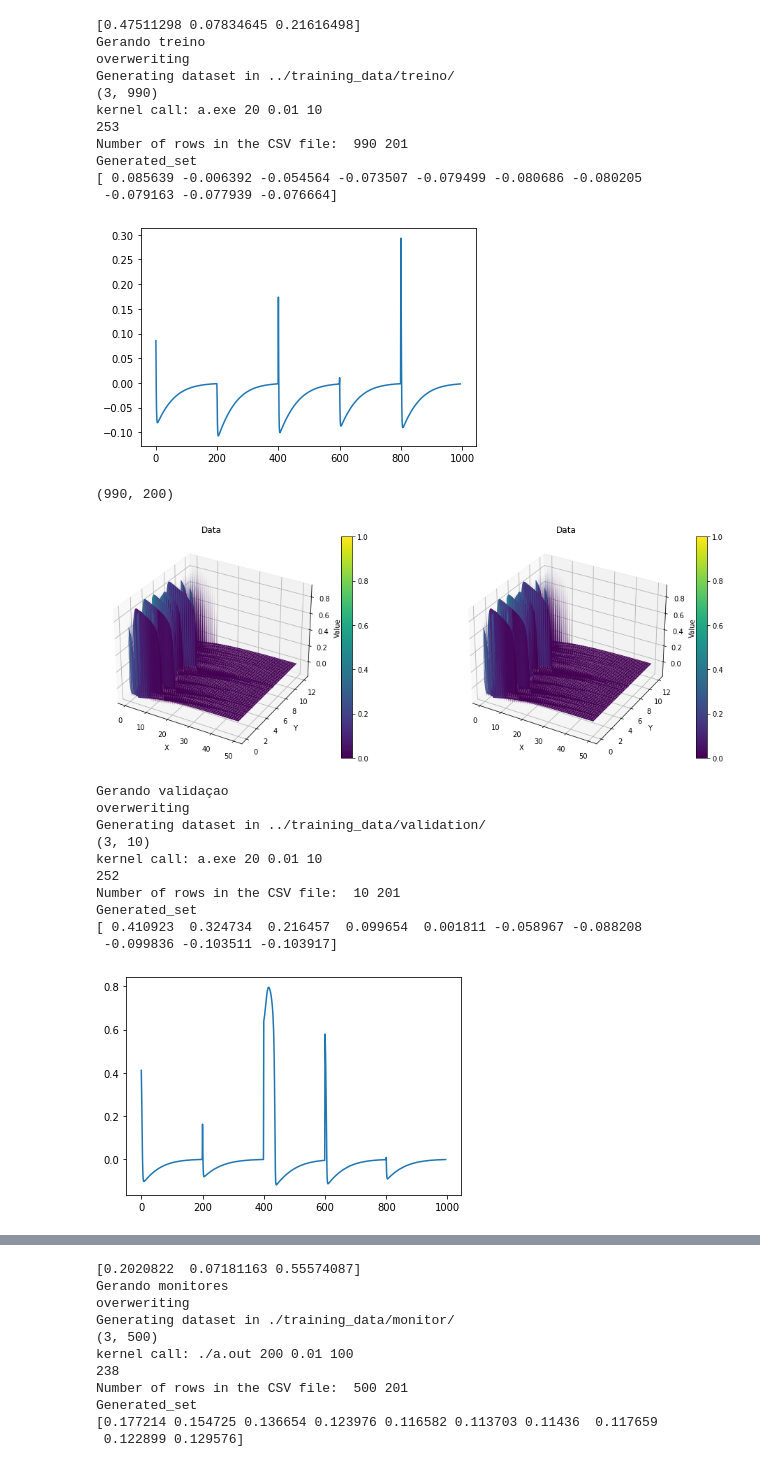
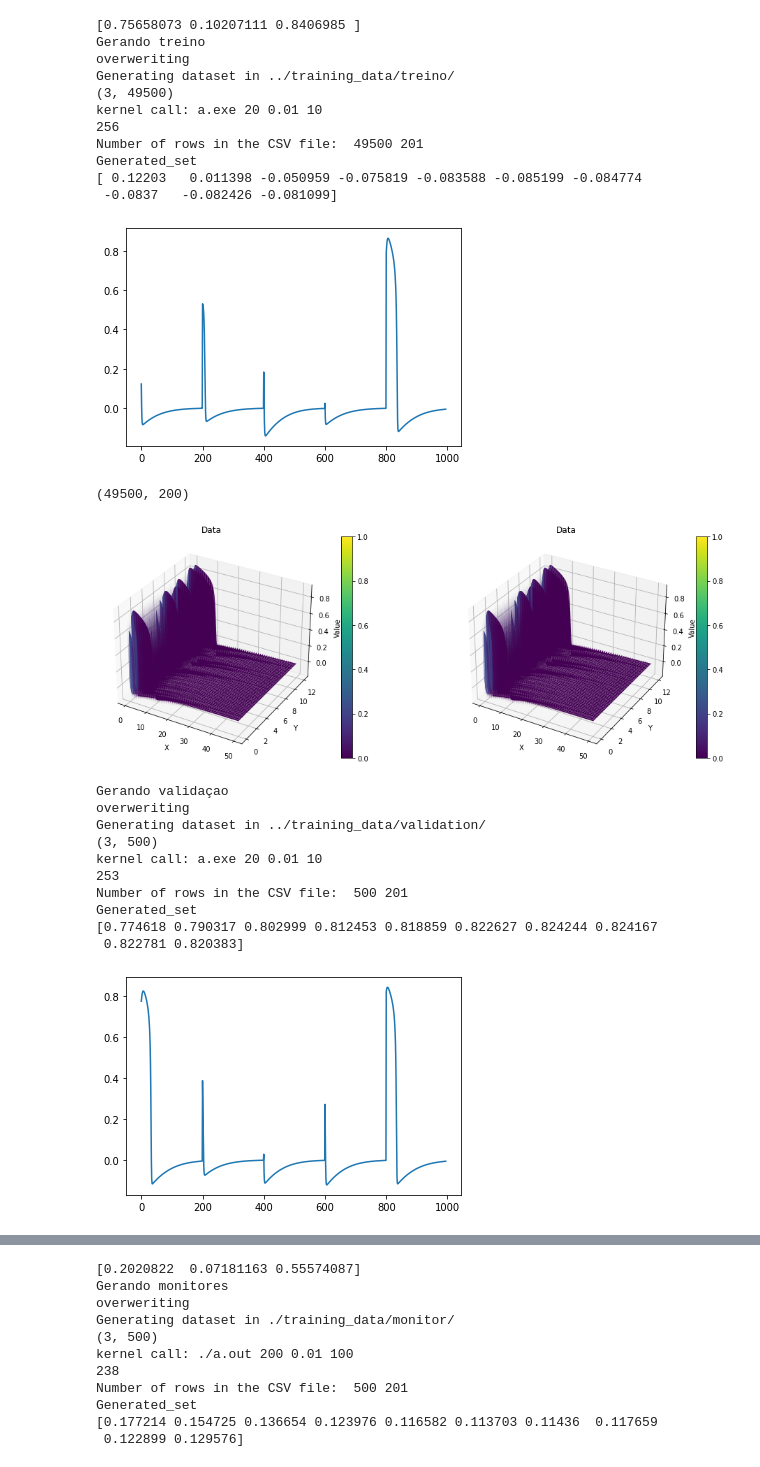
Before and after one commit to ybwerneck/Pinn-Torch, a Jupyter notebook: data_generator/gen_sets.ipynb, the cells around one changed output, grey strips where cells are left out. Cells and saved outputs as stored; diff of their text form; code cells hidden in the pictures.

```diff
--- a/data_generator/gen_sets.ipynb
+++ b/data_generator/gen_sets.ipynb
@@ -132,55 +132,55 @@ def getDatasetFromDistA(sample_set, data_folder="./extrapol/",ti=0,tf=50,r=1,del
 # %%
 # Define the ranges
 krange = [0., 1]
-vrange = [0.06, 0.12]
+vrange = [0.0, 0.12]
 urange = [-.1, 0.81]
     # Create uniform distributions
 k_dist = cp.Uniform(*krange)
 v_dist = cp.Uniform(*vrange)
 u_dist = cp.Uniform(*urange)
 
 
 joint_dist = cp.J(u_dist,v_dist,k_dist)
-T=1E3
+T=5E4
 sample_set = joint_dist.sample(T, rule="L").T
 np.random.shuffle(sample_set)
 
 
 sample_set=sample_set.T
 
 
 
 print(sample_set.T[0])
 
 
 
 print("Gerando treino ")
 getDatasetFromDistA(sample_set[:,int(T*0.01):],data_folder="../training_data/treino/",ti=0,tf=20)
 print("Gerando validaçao")
 getDatasetFromDistA(sample_set[:,0:int(T*0.01)],data_folder="../training_data/validation/",ti=0,tf=20)
 # %% [output]
-[0.47511298 0.07834645 0.21616498]
+[0.75658073 0.10207111 0.8406985 ]
 Gerando treino
 overweriting
 Generating dataset in ../training_data/treino/
-(3, 990)
+(3, 49500)
 kernel call: a.exe 20 0.01 10
-253
-Number of rows in the CSV file:  990 201
+256
+Number of rows in the CSV file:  49500 201
 Generated_set
-[ 0.085639 -0.006392 -0.054564 -0.073507 -0.079499 -0.080686 -0.080205
- -0.079163 -0.077939 -0.076664]
+[ 0.12203   0.011398 -0.050959 -0.075819 -0.083588 -0.085199 -0.084774
+ -0.0837   -0.082426 -0.081099]
-[figure, old version]
+[figure, new version]
-(990, 200)
+(49500, 200)
-[figure, old version]
+[figure, new version]
 Gerando validaçao
 overweriting
 Generating dataset in ../training_data/validation/
-(3, 10)
+(3, 500)
 kernel call: a.exe 20 0.01 10
-252
-Number of rows in the CSV file:  10 201
+253
+Number of rows in the CSV file:  500 201
 Generated_set
-[ 0.410923  0.324734  0.216457  0.099654  0.001811 -0.058967 -0.088208
- -0.099836 -0.103511 -0.103917]
+[0.774618 0.790317 0.802999 0.812453 0.818859 0.822627 0.824244 0.824167
+ 0.822781 0.820383]
-[figure, old version]
+[figure, new version]
```
Also changed, not shown: parts of 1 cell of this notebook, 3 other files.
